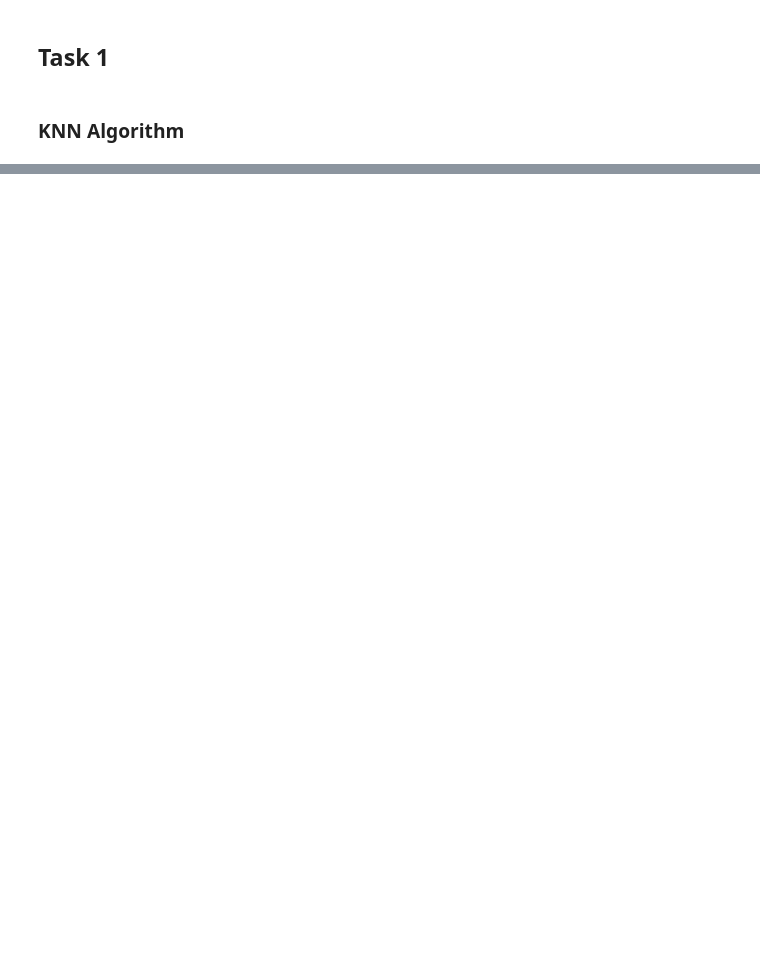
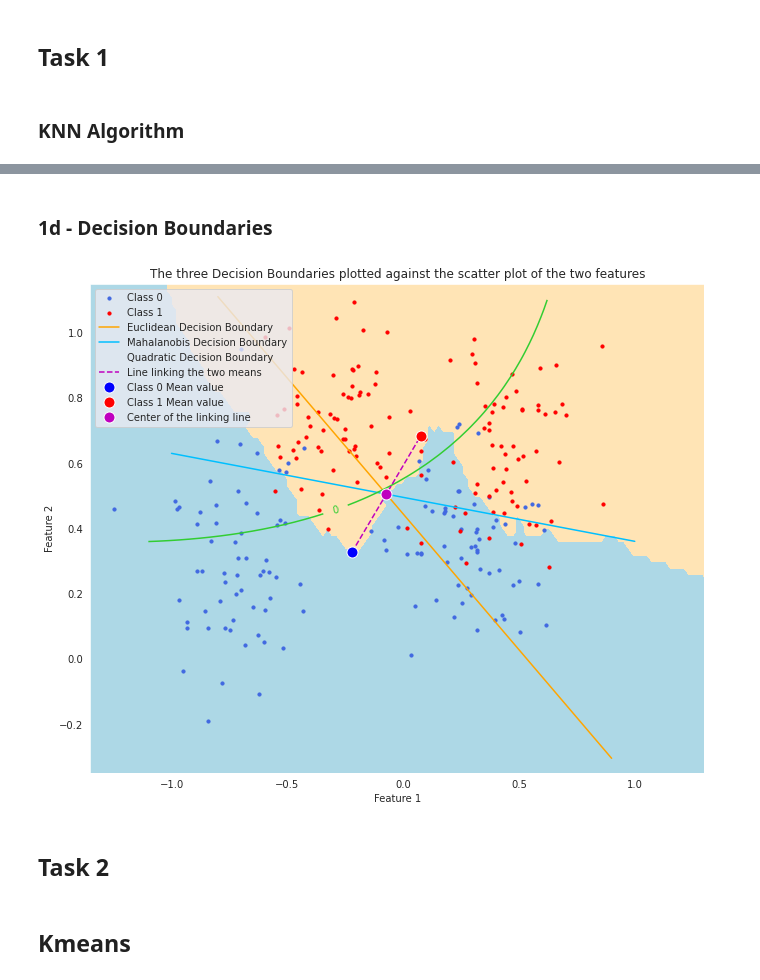
Before and after one commit to drkostas/Machine-Learning-Algorithms, a Jupyter notebook: Project2.ipynb, the cells around one changed output, grey strips where cells are left out. Drawn from its saved outputs; the diff is of its cells as text; code cells hidden in the pictures; blank space fills up the shorter version.

```diff
--- a/Project2.ipynb
+++ b/Project2.ipynb
@@ -124,10 +126,7 @@ import custom_libs.Project2.models as models
 # kNN for the Synthetic Dataset for k = 2
 k = 2
 knn_synth = models.KNN(k=k, train=synth_tr)
-knn_synth.fit(synth_te)
+knn_synth.predict(synth_te)
 synth_accuracy, synth_classwise_accuracy, synth_prediction_time = knn_synth.get_statistics()
-print(f"kNN (k={k})  for the Synthetic dataset")
-print(f"The overall accuracy is: {synth_accuracy:.4f}")
-print(f"The classwise accuracies are: {synth_classwise_accuracy}")
-print(f"Total time: {synth_prediction_time:.4f} sec(s)")
+knn_synth.print_statistics(name='Synthetic')
 # %% [output]
@@ -157,14 +153,14 @@ def gather_statistics(train: np.ndarray, test: np.ndarray) -> Tuple[List, List,
   """ Function that gathers statistics running kNN for input dataset. """
 
   max_k = int(np.ceil(np.sqrt(train.shape[0]+1)))
-  k_range = list(range(max_k+1))
+  k_range = list(range(1, max_k+1))
   # Run for each k
   accuracies = []
   classwise_accuracies = []
   prediction_times = []
   for k in tqdm(k_range):
     knn_model = models.KNN(k=k, train=train)
-    knn_model.fit(test)
+    knn_model.predict(test)
     accuracy, classwise_accuracy, prediction_time = knn_model.get_statistics()
     accuracies.append(accuracy)
     classwise_accuracies.append(classwise_accuracy)
@@ -184,0 +185,10 @@ pl.Plotter.plot_knn_overall_accuracies(synth_k_range, synth_accuracies, pima_k_r
+# %%
+# Get optimal k for each dataset
+# Synthetic
+synth_k_ind = np.argmax(synth_accuracies)
+synth_optimal_k = synth_k_range[synth_k_ind]
+# Pima
+pima_k_ind = np.argmax(pima_accuracies)
+pima_optimal_k = pima_k_range[pima_k_ind]
+logger.info(f"Optimal k for the Synthetic Dataset: {synth_optimal_k}", color='yellow')
+logger.info(f"Optimal k for the Pima Dataset: {pima_optimal_k}", color='yellow')
@@ -184,0 +311,13 @@ pl.Plotter.plot_knn_overall_accuracies(synth_k_range, synth_accuracies, pima_k_r
+# %% [markdown]
+### 1d - Decision Boundaries
+# %%
+plot_knn_synth = models.KNN(k=synth_optimal_k, train=synth_tr)
+plot_knn_synth.predict(synth_te)
+pl.Plotter.plot_decision_boundaries(plot_knn_synth, 0.02)
+# pl.Plotter.test(knn=plot_knn_synth, h=0.8)
+# %% [output]
+[figure, added]
+# %% [markdown]
+## Task 2
+# %% [markdown]
+## Kmeans
```
Also changed, not shown: parts of 24 cells of this notebook, 9 other files.
